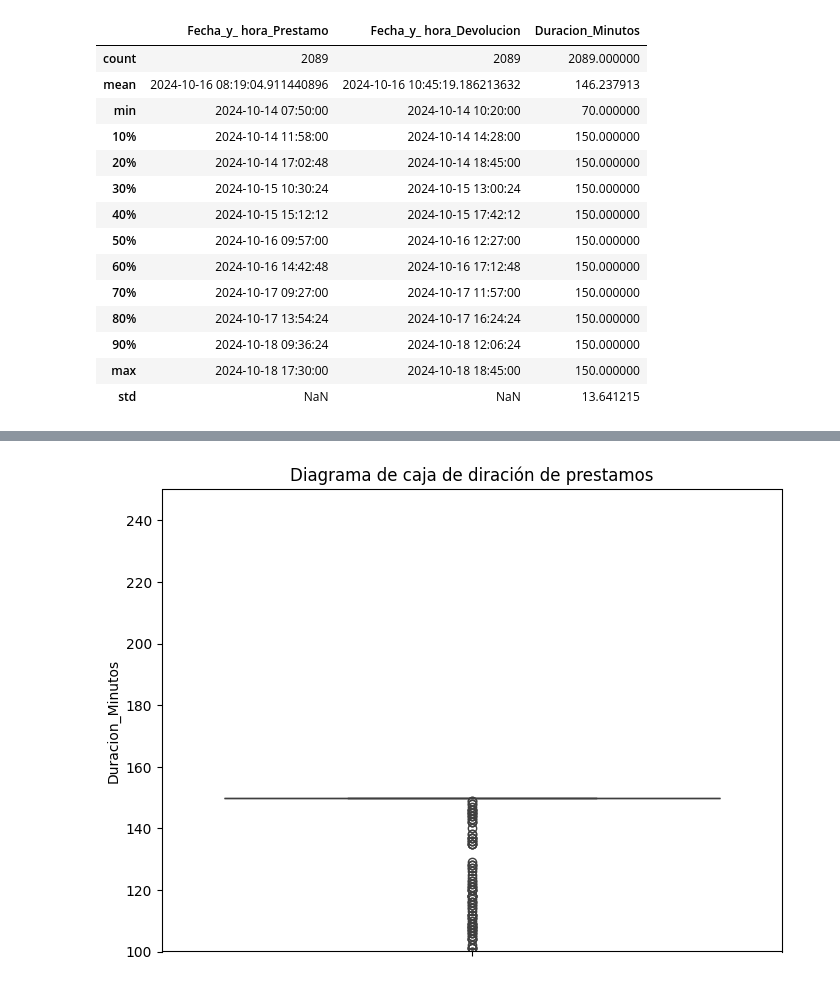
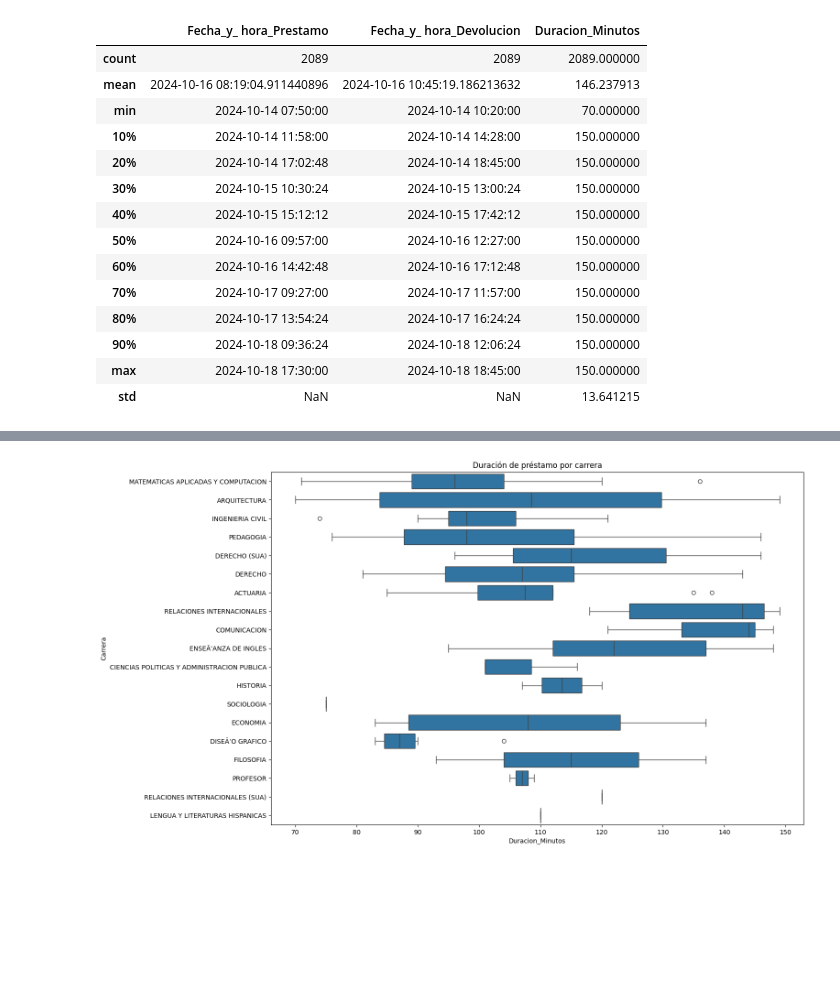
Before and after one commit to AtreyuLodbrok/simulacion-estocastica, a Jupyter notebook: analisis_explo_proyec.ipynb, the cells around one changed output, grey strips where cells are left out. Cells and saved outputs as stored; diff of their text form; code cells hidden in the pictures; blank space fills up the shorter version.

Commit message:
outliers
aqui sí viene el código de los outliers

```diff
--- a/analisis_explo_proyec.ipynb
+++ b/analisis_explo_proyec.ipynb
@@ -40,0 +53,17 @@ df.head(5)
+# %%
+# Calcular el rango intercuartílico (IQR)
+Q1 = df['Duracion_Minutos'].quantile(0.25)
+Q3 = df['Duracion_Minutos'].quantile(0.75)
+IQR = Q3 - Q1
+
+# Definir los límites para los datos atípicos
+lower_bound = Q1 - 1.5 * IQR
+upper_bound = Q3 + 1.5 * IQR
+
+# Filtrar los datos atípicos
+outliers = df[(df['Duracion_Minutos'] < lower_bound) | (df['Duracion_Minutos'] > upper_bound)]
+
+print(f"Lower bound: {lower_bound}")
+print(f"Upper bound: {upper_bound}")
+print(f"Number of outliers: {outliers.shape[0]}")
+outliers.head(5)
@@ -41,3 +87,9 @@ df.head(5)
+# %%
+df_outliers = outliers.copy()
+
+df_outliers.head()
+
+df_outliers.to_csv('outliers_df.csv', index=False)
 # %%
 df.describe(percentiles=[x/10 for x in range(1,10)])
 # %% [output]
@@ -100,8 +113,0 @@ Columna: Tipo_Dispositivo:['Chromebook' 'Laptop' 'iPad'] subniveles
-# %%
-plt.figure(figsize=(8,6))
-sns.boxplot(y=df['Duracion_Minutos'])
-plt.ylim(100,250)
-plt.title('Diagrama de caja de diración de prestamos')
-plt.show()
-# %% [output]
-[figure, removed]
@@ -109,0 +114,7 @@ df.head(5)
+# %%
+plt.figure(figsize=(15, 10))
+sns.boxplot(data=df_outliers, x='Duracion_Minutos', y='Carrera', vert = False)
+plt.title('Duración de préstamo por carrera')
+plt.show()
+# %% [output]
+[figure, added]
```
Also changed, not shown: parts of 21 cells of this notebook.
